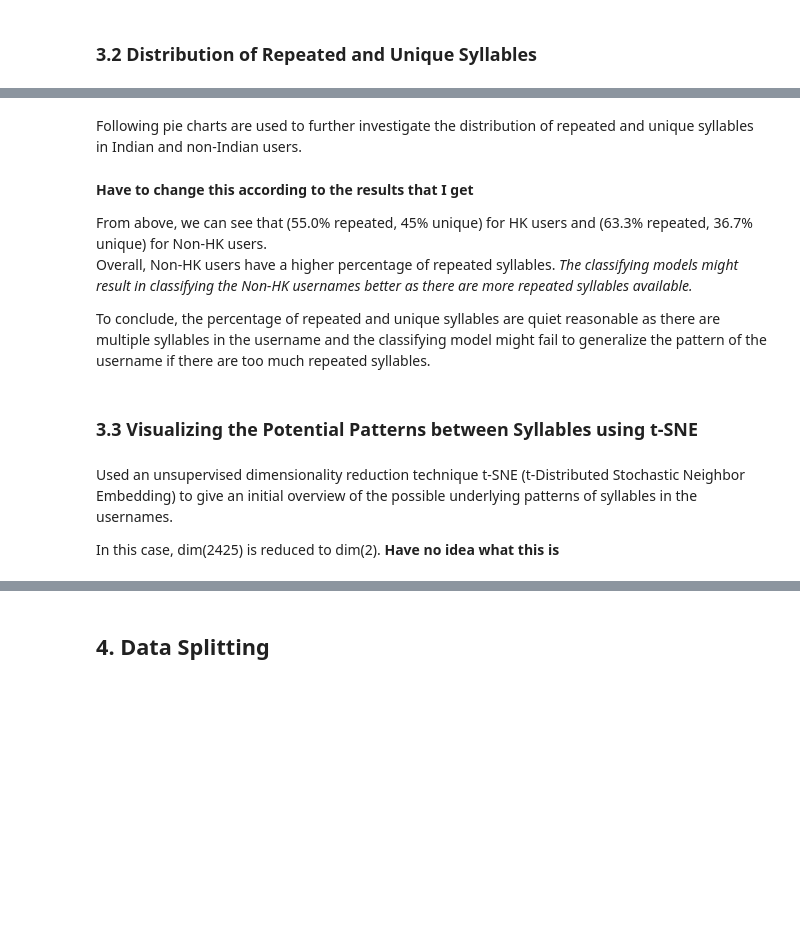
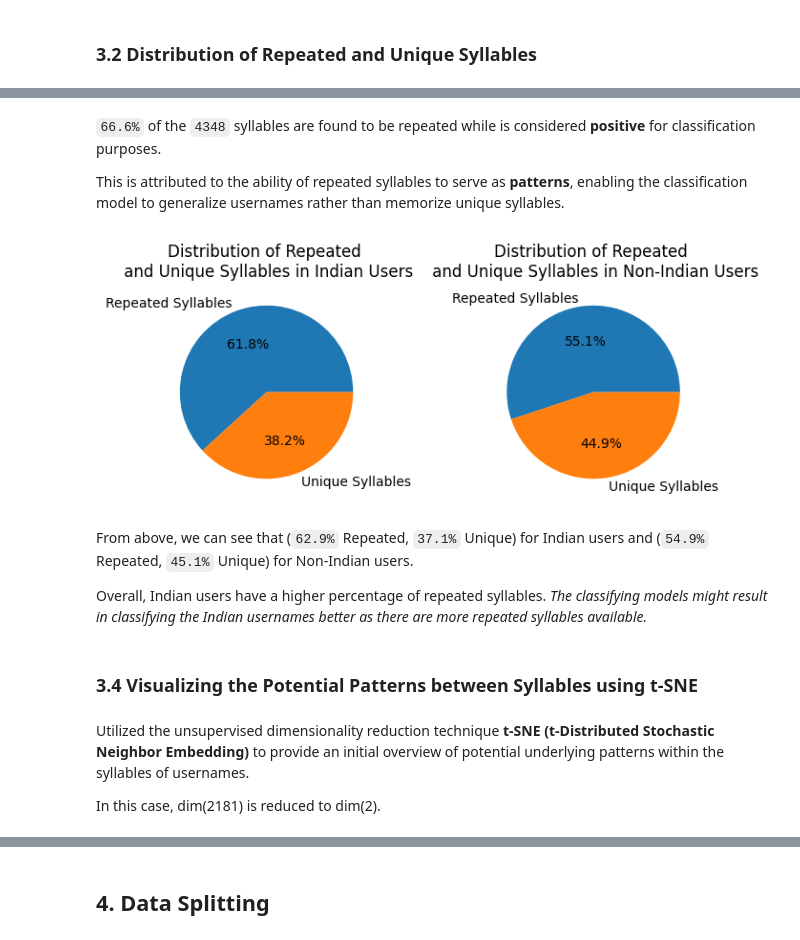
Before and after one commit to PranitMalhotra/Diaspora-Username-Classifier, a Jupyter notebook: main.ipynb, the cells around one changed output, grey strips where cells are left out. Cells and saved outputs as stored; diff of their text form; code cells hidden in the pictures; blank space fills up the shorter version.

```diff
--- a/main.ipynb
+++ b/main.ipynb
@@ -163,34 +230,36 @@ plt.show()
-# %% [markdown]
-Following pie charts are used to further investigate the distribution of repeated and unique syllables in Indian and non-Indian users.
+# %% [markdown]
+`66.6%` of the `4348` syllables are found to be repeated while is considered **positive** for classification purposes.
+
+This is attributed to the ability of repeated syllables to serve as **patterns**, enabling the classification model to generalize usernames rather than memorize unique syllables.
 # %%
 def getData(ind):
   return df.loc[~(df['Indian'] == ind), 'Tokenized IG Username']
 
 fig, ax = plt.subplots(1, 2, figsize=(7, 3))
 
 for i in range(2):
   total_syllables = len(getData(i).explode())
   unique_syllables = len(getData(i).explode().unique())
   repeated_syllables = total_syllables - unique_syllables
 
-  title = "Indian" if i == 0 else "non-Indian"
+  title = "Indian" if i == 0 else "Non-Indian"
   ax[i].pie([repeated_syllables, unique_syllables],
           labels = ['Repeated Syllables', 'Unique Syllables'], autopct = '%1.1f%%')
   ax[i].set_title(f"Distribution of Repeated \n and Unique Syllables in {title} Users")
 
 plt.tight_layout()
 plt.show()
+# %% [output]
+[figure, added]
 # %% [markdown]
-**Have to change this according to the results that I get**
+From above, we can see that (`62.9%` Repeated, `37.1%` Unique) for Indian users and (`54.9%` Repeated, `45.1%` Unique) for Non-Indian users.
 
-From above, we can see that (55.0% repeated, 45% unique) for HK users and (63.3% repeated, 36.7% unique) for Non-HK users. <br> Overall, Non-HK users have a higher percentage of repeated syllables. *The classifying models might result in classifying the Non-HK usernames better as there are more repeated syllables available.*
-
-To conclude, the percentage of repeated and unique syllables are quiet reasonable as there are multiple syllables in the username and the classifying model might fail to generalize the pattern of the username if there are too much repeated syllables.
+Overall, Indian users have a higher percentage of repeated syllables. *The classifying models might result in classifying the Indian usernames better as there are more repeated syllables available.*
 # %% [markdown]
-### 3.3 Visualizing the Potential Patterns between Syllables using t-SNE
+### 3.4 Visualizing the Potential Patterns between Syllables using t-SNE
 # %% [markdown]
-Used an unsupervised dimensionality reduction technique t-SNE (t-Distributed Stochastic Neighbor Embedding) to give an initial overview of the possible underlying patterns of syllables in the usernames.
+Utilized the unsupervised dimensionality reduction technique **t-SNE (t-Distributed Stochastic Neighbor Embedding)** to provide an initial overview of potential underlying patterns within the syllables of usernames.
 
-In this case, dim(2425) is reduced to dim(2). **Have no idea what this is**
+In this case, dim(2181) is reduced to dim(2).
 # %%
 X.shape
```
Also changed, not shown: parts of 61 cells of this notebook, 2 other files.
